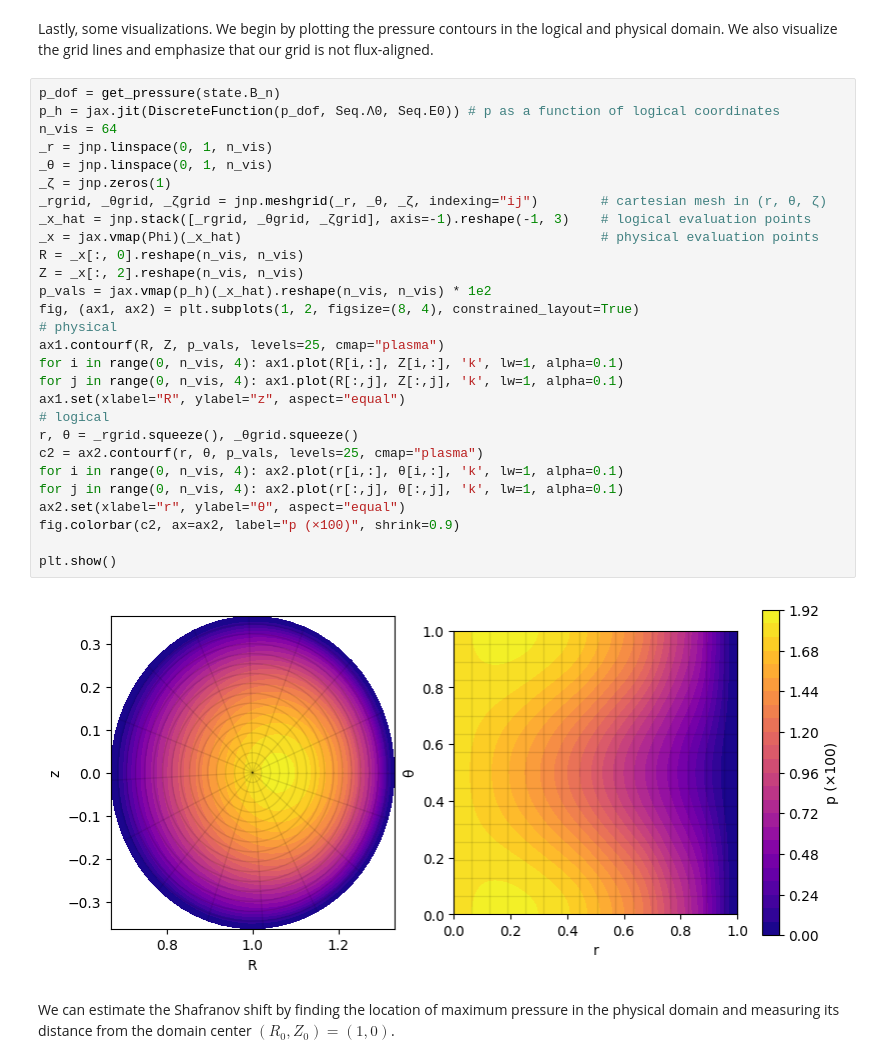
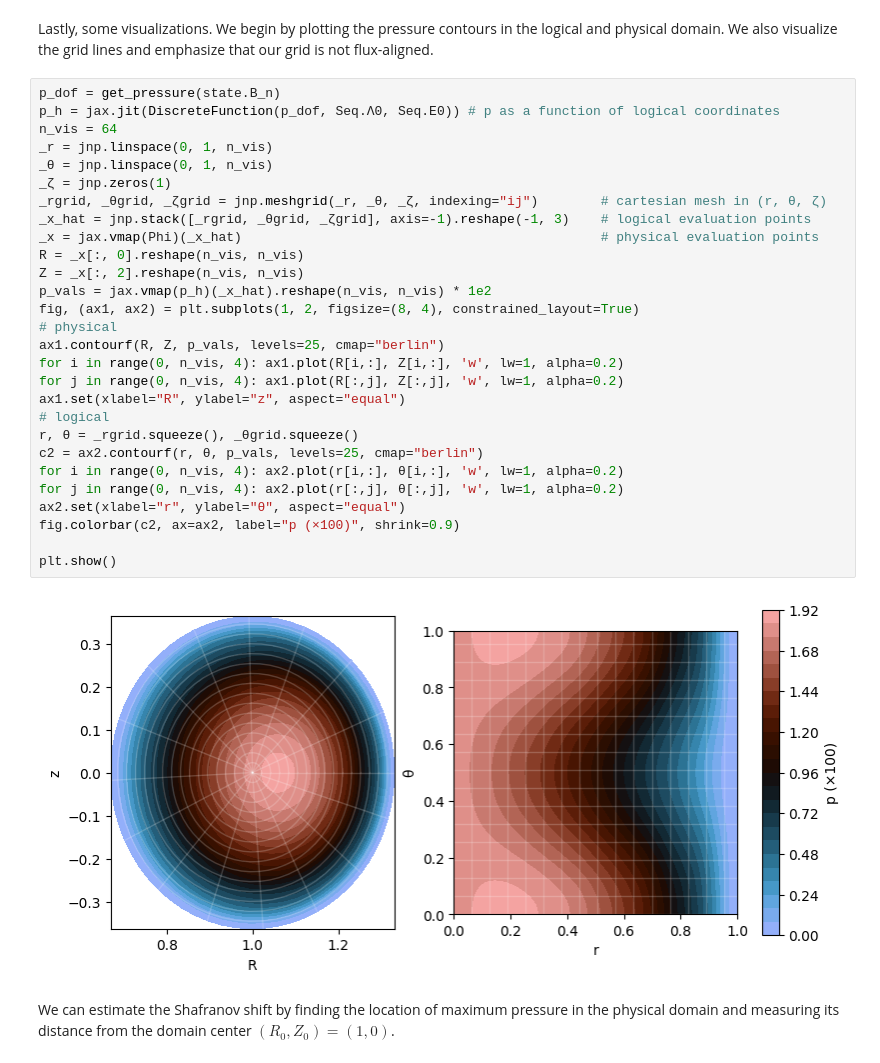
Before and after one commit to ToBlick/mrx, a Jupyter notebook: docs/notebooks/10_tokamak_equilibrium.ipynb, the cells around one changed output. Drawn from its saved outputs; the diff is of its cells as text.

```diff
--- a/docs/notebooks/10_tokamak_equilibrium.ipynb
+++ b/docs/notebooks/10_tokamak_equilibrium.ipynb
@@ -252,33 +250,33 @@ Lastly, some visualizations. We begin by plotting the pressure contours in the l
 # %%
 p_dof = get_pressure(state.B_n)
 p_h = jax.jit(DiscreteFunction(p_dof, Seq.Λ0, Seq.E0)) # p as a function of logical coordinates
 n_vis = 64
 _r = jnp.linspace(0, 1, n_vis)
 _θ = jnp.linspace(0, 1, n_vis)
 _ζ = jnp.zeros(1)
 _rgrid, _θgrid, _ζgrid = jnp.meshgrid(_r, _θ, _ζ, indexing="ij")        # cartesian mesh in (r, θ, ζ)
 _x_hat = jnp.stack([_rgrid, _θgrid, _ζgrid], axis=-1).reshape(-1, 3)    # logical evaluation points
 _x = jax.vmap(Phi)(_x_hat)                                              # physical evaluation points
 R = _x[:, 0].reshape(n_vis, n_vis)
 Z = _x[:, 2].reshape(n_vis, n_vis)
 p_vals = jax.vmap(p_h)(_x_hat).reshape(n_vis, n_vis) * 1e2
 fig, (ax1, ax2) = plt.subplots(1, 2, figsize=(8, 4), constrained_layout=True)
 # physical
-ax1.contourf(R, Z, p_vals, levels=25, cmap="plasma")
-for i in range(0, n_vis, 4): ax1.plot(R[i,:], Z[i,:], 'k', lw=1, alpha=0.1)
-for j in range(0, n_vis, 4): ax1.plot(R[:,j], Z[:,j], 'k', lw=1, alpha=0.1)
+ax1.contourf(R, Z, p_vals, levels=25, cmap="berlin")
+for i in range(0, n_vis, 4): ax1.plot(R[i,:], Z[i,:], 'w', lw=1, alpha=0.2)
+for j in range(0, n_vis, 4): ax1.plot(R[:,j], Z[:,j], 'w', lw=1, alpha=0.2)
 ax1.set(xlabel="R", ylabel="z", aspect="equal")
 # logical
 r, θ = _rgrid.squeeze(), _θgrid.squeeze()
-c2 = ax2.contourf(r, θ, p_vals, levels=25, cmap="plasma")
-for i in range(0, n_vis, 4): ax2.plot(r[i,:], θ[i,:], 'k', lw=1, alpha=0.1)
-for j in range(0, n_vis, 4): ax2.plot(r[:,j], θ[:,j], 'k', lw=1, alpha=0.1)
+c2 = ax2.contourf(r, θ, p_vals, levels=25, cmap="berlin")
+for i in range(0, n_vis, 4): ax2.plot(r[i,:], θ[i,:], 'w', lw=1, alpha=0.2)
+for j in range(0, n_vis, 4): ax2.plot(r[:,j], θ[:,j], 'w', lw=1, alpha=0.2)
 ax2.set(xlabel="r", ylabel="θ", aspect="equal")
 fig.colorbar(c2, ax=ax2, label="p (×100)", shrink=0.9)
 
 plt.show()
 # %% [output]
-[figure, old version]
+[figure, new version]
 # %% [markdown]
 We can estimate the Shafranov shift by finding the location of maximum pressure in the physical domain and measuring its distance from the domain center $(R_0, Z_0) = (1, 0)$.
 # %%
```
Also changed, not shown: parts of 6 cells of this notebook, 1 other file.
